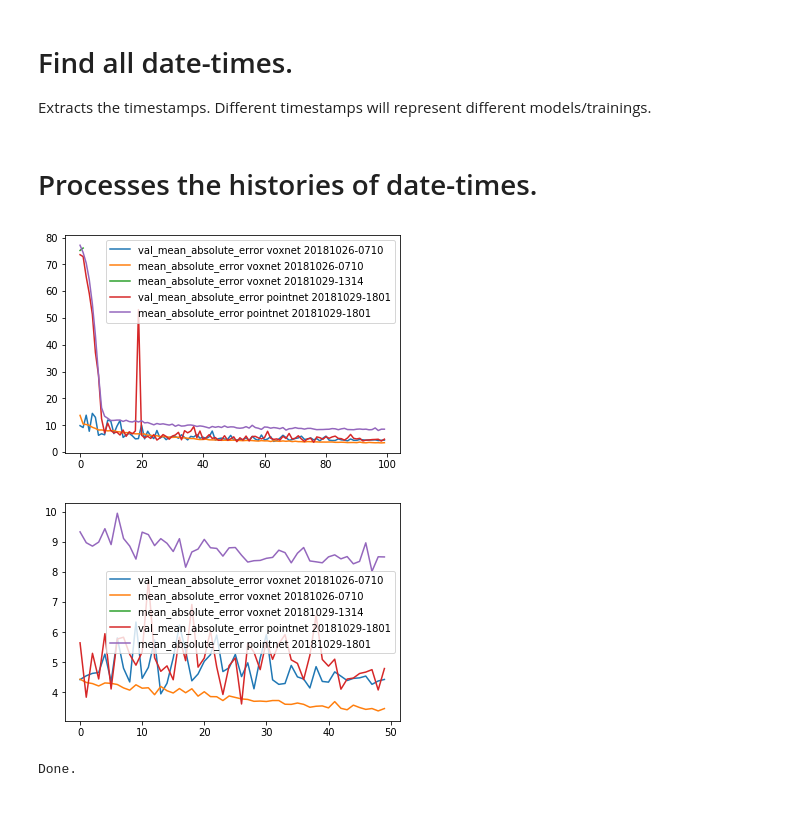
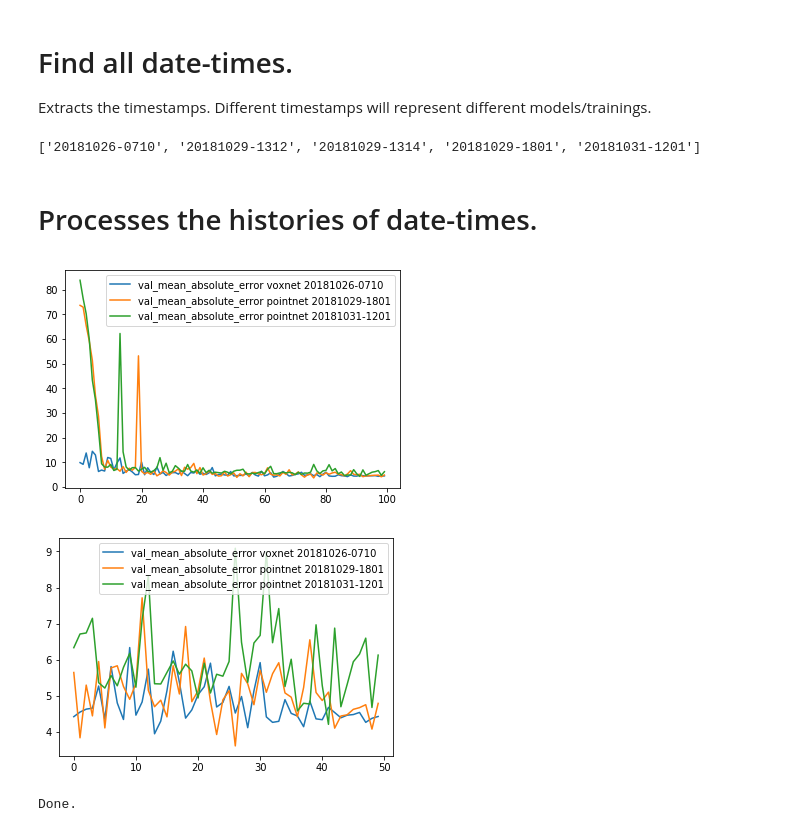
Before and after one commit to synapse-team/cgm-ml, a Jupyter notebook: evaluate_trained_models.ipynb, the cells around one changed output. Cells and saved outputs as stored; diff of their text form; code cells hidden in the pictures.

```diff
--- a/evaluate_trained_models.ipynb
+++ b/evaluate_trained_models.ipynb
@@ -19,36 +19,39 @@ for path in all_paths:
     date_time = date + "-" + time
     date_times.append(date_time)
 date_times = sorted(list(set(date_times)))
+print(date_times)
+# %% [output]
+['20181026-0710', '20181029-1312', '20181029-1314', '20181029-1801', '20181031-1201']
 # %% [markdown]
 # Processes the histories of date-times.
 # %%
 def plot_date_times(date_times, start_index, key_suffix=None):
     for date_time in date_times:
 
         # Load all histories for date-time.
         history_paths = [path for path in all_paths if "history" in path and date_time in path]
         histories = []
         for history_path in history_paths:
             history = pickle.load(open(history_path, "rb"))
             histories.append(history)
 
         # Plot the histories.
         for history, history_path in zip(histories, history_paths):
             split = history_path.split("/")[-1].split("-")
             for key in history.keys():
                 if key_suffix != None and key_suffix in key:
                     plt.plot(history[key][start_index:], label=key + " " + split[2] + " " + date_time)
     plt.legend()
     plt.show()
     plt.close()
 
 # Render MAE for whole histories.
-plot_date_times(date_times, start_index=0, key_suffix="mean_absolute_error")
+plot_date_times(date_times, start_index=0, key_suffix="val_mean_absolute_error")
 
 # Render MAE for the histories while skipping the first 50 epochs.
-plot_date_times(date_times, start_index=50, key_suffix="mean_absolute_error")
+plot_date_times(date_times, start_index=50, key_suffix="val_mean_absolute_error")
 print("Done.")
 # %% [output]
-[figure, old version]
+[figure, new version]
-[figure, old version]
+[figure, new version]
 Done.
```
Also changed, not shown: 4 other files.
